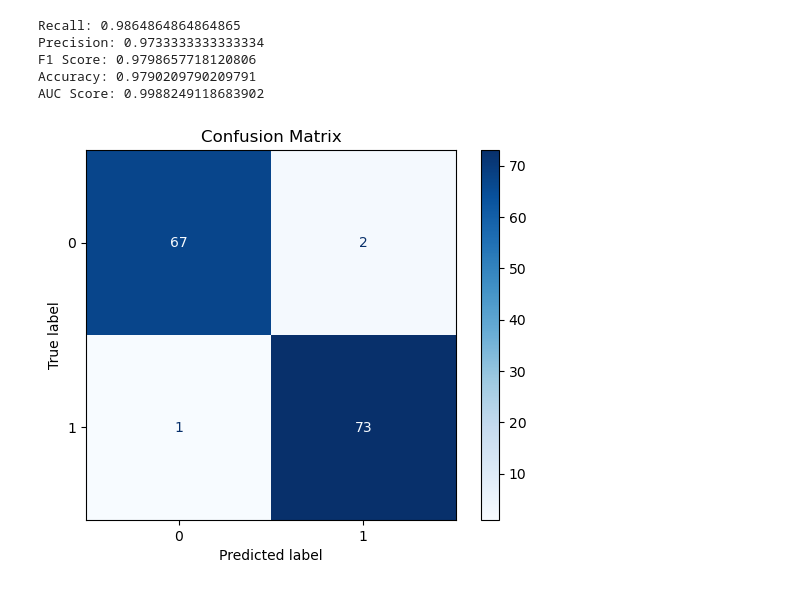
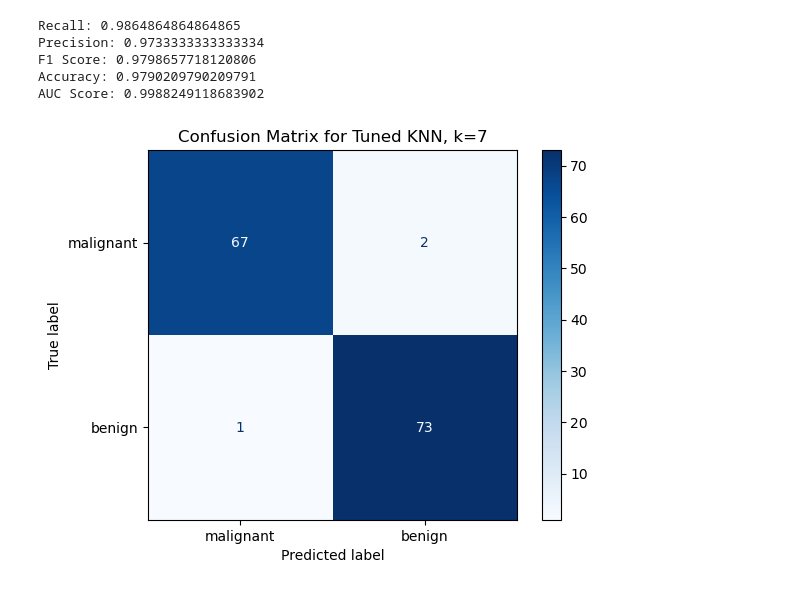
Before and after one commit to m-liv/bc-project, a Jupyter notebook: knn.ipynb, the cells around one changed output. Cells and saved outputs as stored; diff of their text form; code cells hidden in the pictures.

Commit message:
Added KNN confusion matrices

```diff
--- a/knn.ipynb
+++ b/knn.ipynb
@@ -557,11 +557,13 @@ F1 Score: 0.9798657718120806
 Accuracy: 0.9790209790209791
 AUC Score: 0.9988249118683902
 # %%
-# Plot confusion matrix
+# Plot confusion matrix, with labels
+labels = ['malignant', 'benign']
 cm = confusion_matrix(y_test, y_pred)
-disp = ConfusionMatrixDisplay(confusion_matrix=cm, display_labels=knn.classes_)
+disp = ConfusionMatrixDisplay(confusion_matrix=cm, display_labels=labels)
 disp.plot(cmap=plt.cm.Blues)
-plt.title("Confusion Matrix")
+plt.title("Confusion Matrix for Tuned KNN, k=7")
+
 plt.show()
 # %% [output]
-[figure, old version]
+[figure, new version]
```
Also changed, not shown: parts of 2 cells of this notebook.
